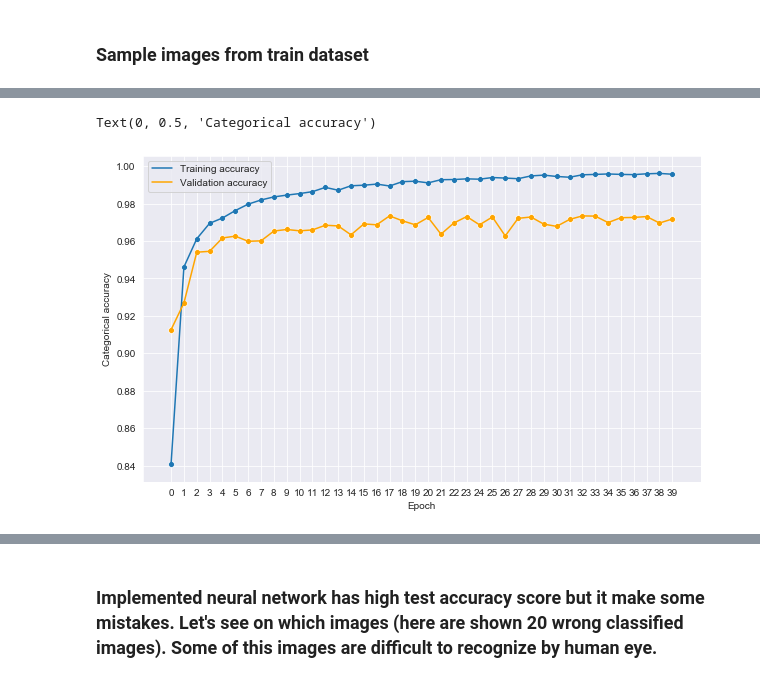
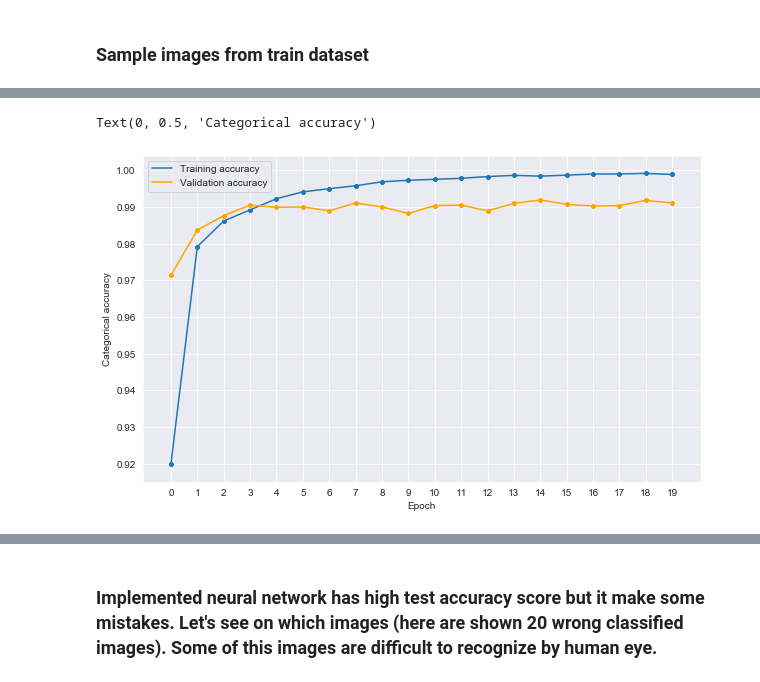
Before and after one commit to Wiktor-Lamch/Kaggle-Competitions, a Jupyter notebook: Kaggle - digit recognizer using neural network.ipynb, the cells around one changed output, grey strips where cells are left out. Drawn from its saved outputs; the diff is of its cells as text; code cells hidden in the pictures.

```diff
--- a/Kaggle - digit recognizer using neural network.ipynb
+++ b/Kaggle - digit recognizer using neural network.ipynb
@@ -54,5 +54,7 @@ X_train, X_test, y_train, y_test = train_test_split(train, train_labels, test_si
 # %%
 from keras.utils import to_categorical
 
+X_train = X_train.reshape((X_train.shape[0], 28, 28, 1))
+X_test = X_test.reshape((X_test.shape[0], 28, 28, 1))
 y_train = to_categorical(y_train)
 y_test = to_categorical(y_test)
@@ -85,0 +61,15 @@ network.compile(optimizer = "rmsprop",
+# %%
+from keras import models
+from keras import layers
+
+network = models.Sequential()
+network.add(layers.Conv2D(32, (3, 3), activation = "relu", input_shape = (28, 28, 1)))
+network.add(layers.MaxPooling2D((2, 2)))
+network.add(layers.Conv2D(64, (3, 3), activation = "relu"))
+network.add(layers.MaxPooling2D((2, 2)))
+network.add(layers.Conv2D(64, (3, 3), activation = "relu"))
+network.add(layers.Flatten())
+network.add(layers.Dense(64, activation = "relu"))
+network.add(layers.Dense(10, activation = "softmax"))
+
+network.summary()
@@ -86,3 +94,5 @@ network.compile(optimizer = "rmsprop",
+# %%
+network.compile(optimizer = "rmsprop", loss = "categorical_crossentropy", metrics = ["accuracy"])
 # %%
-history = network.fit(X_train, y_train, batch_size = 256, epochs = 40, validation_data = (X_test, y_test))
+history = network.fit(X_train, y_train, batch_size = 64, epochs = 20, validation_data = (X_test, y_test))
 # %% [output]
@@ -143,19 +153,19 @@ Text(0, 0.5, 'Loss')
 # %%
 plt.figure(figsize = (10, 6))
 
-sns.lineplot(x = range(len(history_dict["categorical_accuracy"])), y = history_dict["categorical_accuracy"], label = "Training accuracy")
-sns.scatterplot(x = range(len(history_dict["categorical_accuracy"])), y = history_dict["categorical_accuracy"])
+sns.lineplot(x = range(len(history_dict["accuracy"])), y = history_dict["accuracy"], label = "Training accuracy")
+sns.scatterplot(x = range(len(history_dict["accuracy"])), y = history_dict["accuracy"])
 
-sns.lineplot(x = range(len(history_dict["val_categorical_accuracy"])), y = history_dict["val_categorical_accuracy"], color = "orange", label = "Validation accuracy")
-sns.scatterplot(x = range(len(history_dict["val_categorical_accuracy"])), y = history_dict["val_categorical_accuracy"], color = "orange")
+sns.lineplot(x = range(len(history_dict["val_accuracy"])), y = history_dict["val_accuracy"], color = "orange", label = "Validation accuracy")
+sns.scatterplot(x = range(len(history_dict["val_accuracy"])), y = history_dict["val_accuracy"], color = "orange")
 
-plt.xticks(range(40))
+plt.xticks(range(20))
 
 plt.xlabel("Epoch")
 plt.ylabel("Categorical accuracy")
 # %% [output]
 Text(0, 0.5, 'Categorical accuracy')
-[figure, old version]
+[figure, new version]
 # %%
 network.evaluate(X_test, y_test)
 # %% [output]
```
Also changed, not shown: parts of 11 cells of this notebook.
